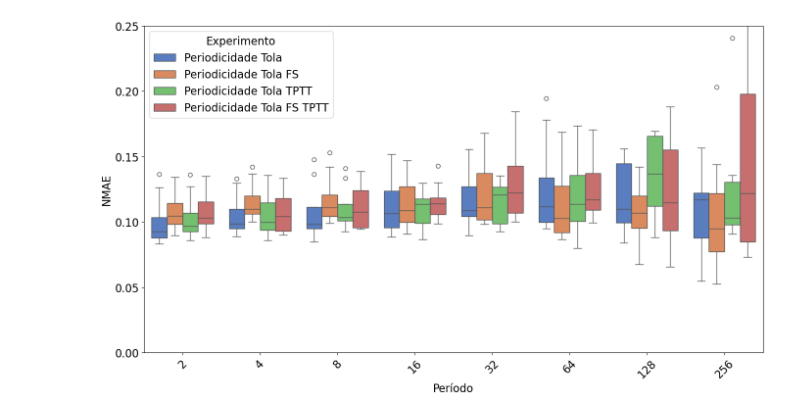
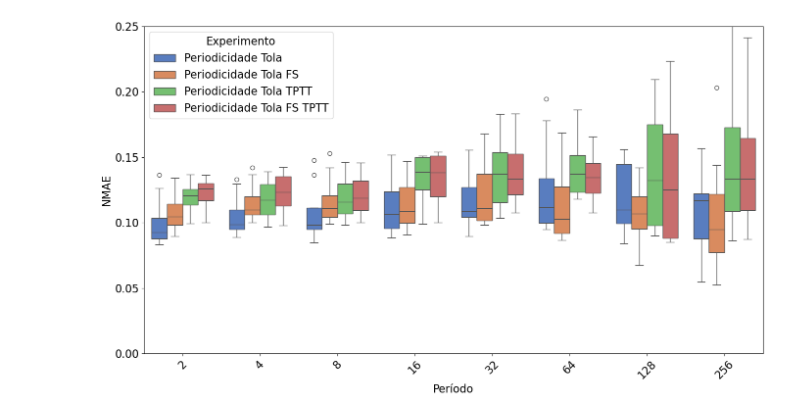
Before and after one commit to DaviVilarinho/ic-intervalo-qos, a Jupyter notebook: AnalisePeriodicidadeTolaConjunta.ipynb, the cells around one changed output. Drawn from its saved outputs; the diff is of its cells as text; code cells hidden in the pictures.

```diff
--- a/AnalisePeriodicidadeTolaConjunta.ipynb
+++ b/AnalisePeriodicidadeTolaConjunta.ipynb
@@ -5,35 +5,35 @@ import matplotlib.pyplot as plt
 
 subpath_raw = "naive_periodic_experiment/2025-01-06T19:07:27"
 data_raw = pd.read_csv(f'{subpath_raw}/total_X.csv')
 data_raw['Experimento'] = 'Periodicidade Tola'
 
 subpath_fs = "naive_periodic_experiment/2025-01-06T19:07:27"
 data_fs = pd.read_csv(f'{subpath_fs}/minimal_with_univariate.csv')
 data_fs['Experimento'] = 'Periodicidade Tola FS'
 
-subpath_tptt = "naive_periodic_experiment_tptt/2025-01-06T19:27:03"
+subpath_tptt = "naive_periodic_experiment_tptt/2025-01-26T20:09:01"
 data_tptt = pd.read_csv(f'{subpath_tptt}/total_X.csv')
 data_tptt['Experimento'] = 'Periodicidade Tola TPTT'
 
-subpath_fs_tptt = "naive_periodic_experiment_tptt/2025-01-06T19:27:03"
-data_fs_tptt = pd.read_csv(f'{subpath_fs_tptt}/minimal_with_univariate.csv')
+subpath_fs_tptt = "naive_periodic_experiment_tptt/2025-01-26T20:09:01"
+data_fs_tptt = pd.read_csv(f'{subpath_fs_tptt}/minimal_with_univariate.csv', index_col=False)
 data_fs_tptt['Experimento'] = 'Periodicidade Tola FS TPTT'
 
 data_combined = pd.concat([data_raw, data_fs, data_tptt, data_fs_tptt], ignore_index=True)
 
 data_combined.drop(columns=['Unnamed: 6'], inplace=True, errors='ignore')
 y_limits = (0, 0.25)
 
 plt.figure(figsize=(14, 8))
 sns.boxplot(x='período', y='nmae', hue='Experimento', data=data_combined, palette="muted")
+plt.rcParams['font.size'] = 16
 
 plt.xlabel("Período")
 plt.ylabel("NMAE")
 #plt.title("Comparação do NMAE por Período e Experimento", fontsize=14)
 plt.xticks(rotation=45)
 plt.tight_layout()
 plt.ylim(y_limits)
-plt.rcParams['font.size'] = 16
 plt.show()
 # %% [output]
-[figure, old version]
+[figure, new version]
```
Also changed, not shown: 2 other files.
